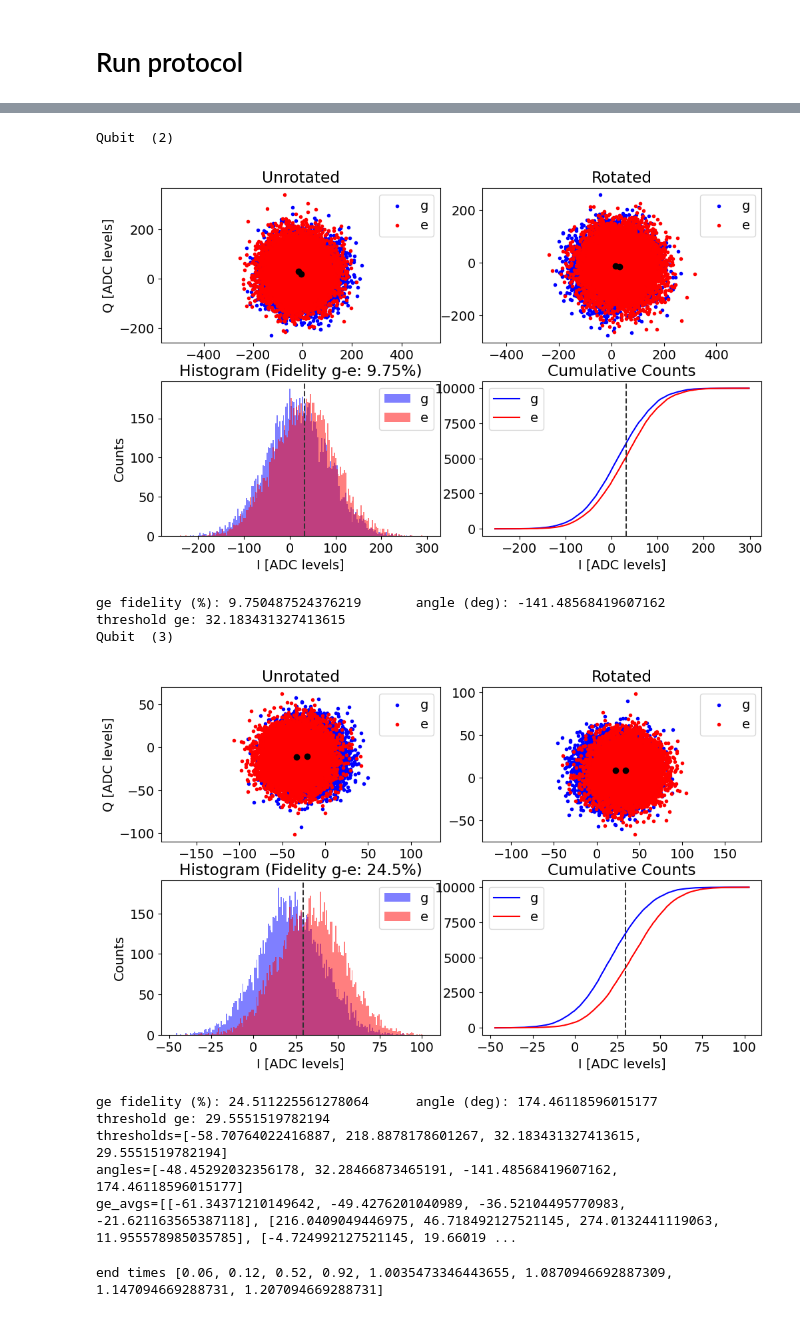
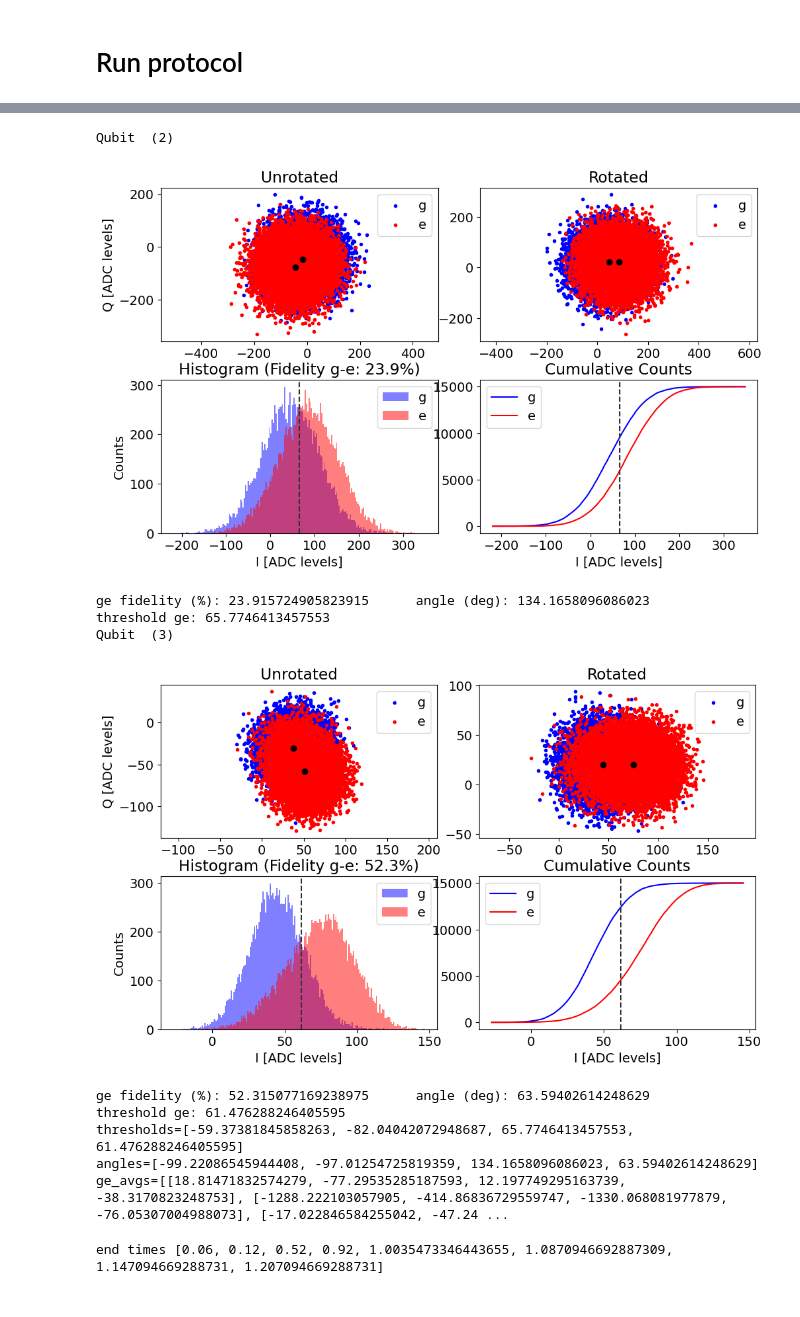
Before and after one commit to SchusterLab/qram_tprocv1_expts, a Jupyter notebook: qram_protocol_sandbox.ipynb, the cells around one changed output, grey strips where cells are left out. Drawn from its saved outputs; the diff is of its cells as text; code cells hidden in the pictures.

Commit message:
debug recent changes to single shot so you set the right readout gain on mux

```diff
--- a/qram_protocol_sandbox.ipynb
+++ b/qram_protocol_sandbox.ipynb
@@ -161,9 +161,9 @@ qramExpt.cfg.expt = dict(
     start=0, # start protocol time [us],
     step=span/npts, # time step [us],
     expts=npts, # number of different time experiments,
-    reps=4000, # number of reps per time step,
+    reps=5000, # number of reps per time step,
     post_process='scale', # if true, uses threshold
-    singleshot_reps=10000, # reps per state for singleshot calibration
+    singleshot_reps=15000, # reps per state for singleshot calibration
     tomo_2q=False, # True/False whether to do 2q state tomography on state at last time step
 
     tomo_qubits=[0,1], # the qubits on which to do the 2q state tomo
@@ -209,12 +209,12 @@ ge fidelity (%): 7.970797079707971       angle (deg): 32.28466873465191
 Qubit  (2)
-[figure, old version]
+[figure, new version]
-ge fidelity (%): 9.750487524376219       angle (deg): -141.48568419607162        threshold ge: 32.183431327413615
+ge fidelity (%): 23.915724905823915      angle (deg): 134.1658096086023          threshold ge: 65.7746413457553
 Qubit  (3)
-[figure, old version]
+[figure, new version]
-ge fidelity (%): 24.511225561278064      angle (deg): 174.46118596015177         threshold ge: 29.5551519782194
-thresholds=[-58.70764022416887, 218.8878178601267, 32.183431327413615, 29.5551519782194]
-angles=[-48.45292032356178, 32.28466873465191, -141.48568419607162, 174.46118596015177]
-ge_avgs=[[-61.34371210149642, -49.4276201040989, -36.52104495770983, -21.621163565387118], [216.0409049446975, 46.718492127521145, 274.0132441119063, 11.955578985035785], [-4.724992127521145, 19.66019 ...
+ge fidelity (%): 52.315077169238975      angle (deg): 63.59402614248629          threshold ge: 61.476288246405595
+thresholds=[-59.37381845858263, -82.04042072948687, 65.7746413457553, 61.476288246405595]
+angles=[-99.22086545944408, -97.01254725819359, 134.1658096086023, 63.59402614248629]
+ge_avgs=[[18.81471832574279, -77.29535285187593, 12.197749295163739, -38.3170823248753], [-1288.222103057905, -414.86836729559747, -1330.068081977879, -76.05307004988073], [-17.022846584255042, -47.24 ...
 end times [0.06, 0.12, 0.52, 0.92, 1.0035473346443655, 1.0870946692887309, 1.147094669288731, 1.207094669288731]
 # %%
 # import numpy as np
```
Also changed, not shown: parts of 4 cells of this notebook, 2 other files.
